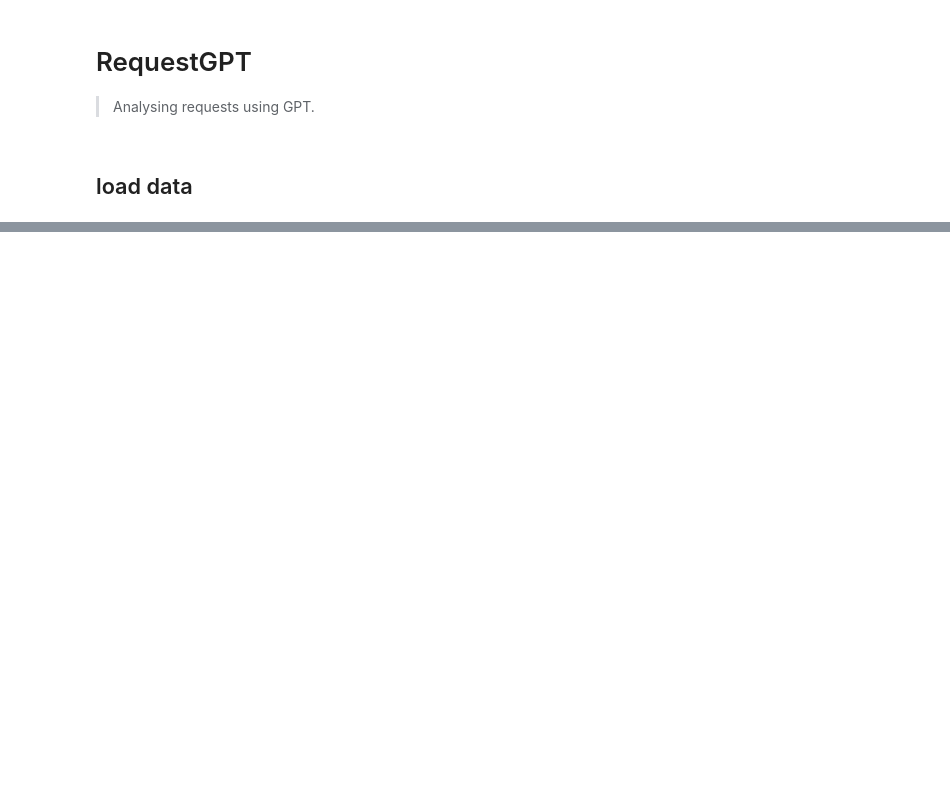
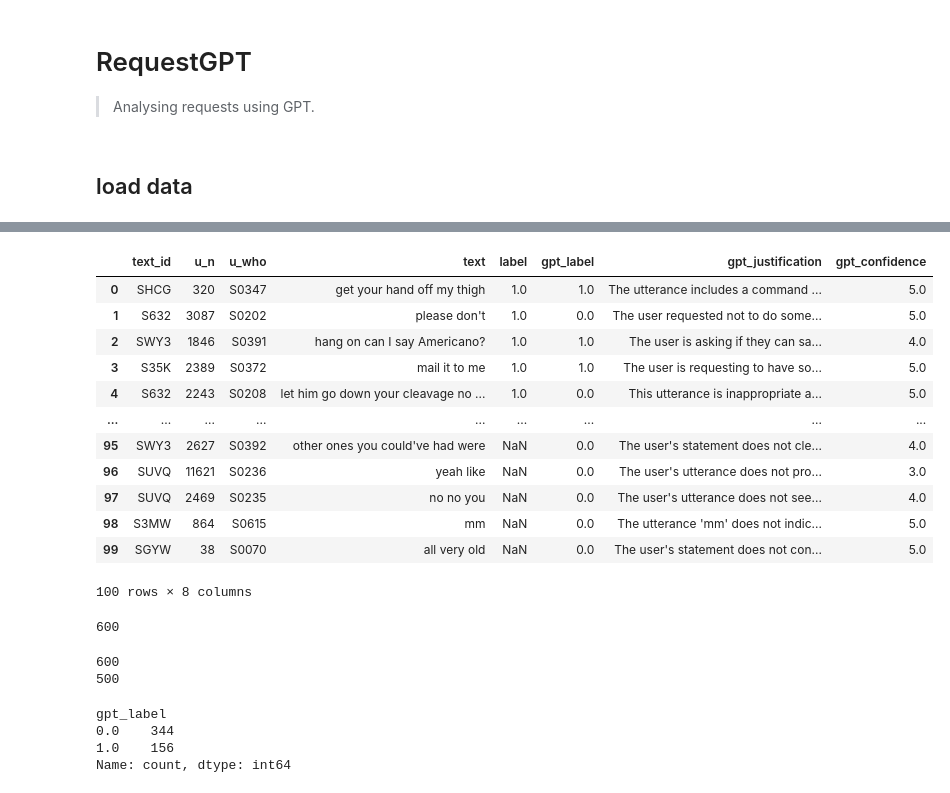
Before and after one commit to wuqui/requestgpt, a Jupyter notebook: nbs/00_core.ipynb, the cells around one changed output, grey strips where cells are left out. Cells and saved outputs as stored; diff of their text form; code cells hidden in the pictures; blank space fills up the shorter version.

```diff
--- a/nbs/00_core.ipynb
+++ b/nbs/00_core.ipynb
@@ -45,0 +117,2 @@ df_out = run_model(ai, df_dev)
+# %%
+df = pd.read_csv('../in/utterances_requests_50k_labeled.csv')
@@ -45,0 +135,7 @@ df_out = run_model(ai, df_dev)
+# %%
+n_requests = len(df.query('label == 1'))
+# %%
+utterances_todo = (df
+ .sort_values('label')
+ .head(n_requests*2)
+)
@@ -45,0 +159,32 @@ df_out = run_model(ai, df_dev)
+# %%
+batches = 100
+batch_size = 100
+
+batch_results = pd.DataFrame()
+
+for batch in range(batches):
+    try:
+        start_idx = batch * batch_size
+        end_idx = (batch + 1) * batch_size
+        utterances_batch = utterances_todo.iloc[start_idx:end_idx].copy()
+
+        progress_message = f'{datetime.datetime.now().strftime("%Y-%m-%d %H:%M")}: {batch} / {batches}'
+        logging.info(progress_message)
+        print(progress_message)
+
+        # Process the batch and create a DataFrame with the results
+        utterances_batch['gpt_dict'] = utterances_batch["text"].apply(
+            lambda x: ai(str(x), output_schema=output_request)
+        )
+        batch_df = pd.concat([
+            utterances_batch,
+            utterances_batch['gpt_dict'].apply(pd.Series).add_prefix('gpt_')
+        ], axis=1).drop(columns=['gpt_dict'])
+
+        # Append the batch results to the batch_results DataFrame
+        batch_results = pd.concat([batch_results, batch_df], ignore_index=True)
+    except:
+        error_message = f'error: {datetime.datetime.now().strftime("%Y-%m-%d %H:%M")}: {batch} / {batches}'
+        logging.info(error_message)
+        print(error_message)
+        continue
@@ -45,0 +209,16 @@ df_out = run_model(ai, df_dev)
+# %%
+batch_results
+# %% [output]
+|  | text_id | u_n | u_who | text | label | gpt_label | gpt_justification | gpt_confidence |
+| 0 | SHCG | 320 | S0347 | get your hand off my thigh | 1.0 | 1.0 | The utterance includes a command ... | 5.0 |
+| 1 | S632 | 3087 | S0202 | please don't | 1.0 | 0.0 | The user requested not to do some... | 5.0 |
+| 2 | SWY3 | 1846 | S0391 | hang on can I say Americano? | 1.0 | 1.0 | The user is asking if they can sa... | 4.0 |
+| 3 | S35K | 2389 | S0372 | mail it to me | 1.0 | 1.0 | The user is requesting to have so... | 5.0 |
+| 4 | S632 | 2243 | S0208 | let him go down your cleavage no ... | 1.0 | 0.0 | This utterance is inappropriate a... | 5.0 |
+| ... | ... | ... | ... | ... | ... | ... | ... | ... |
+| 95 | SWY3 | 2627 | S0392 | other ones you could've had were | NaN | 0.0 | The user's statement does not cle... | 4.0 |
+| 96 | SUVQ | 11621 | S0236 | yeah like | NaN | 0.0 | The user's utterance does not pro... | 3.0 |
+| 97 | SUVQ | 2469 | S0235 | no no you | NaN | 0.0 | The user's utterance does not see... | 4.0 |
+| 98 | S3MW | 864 | S0615 | mm | NaN | 0.0 | The utterance 'mm' does not indic... | 5.0 |
+| 99 | SGYW | 38 | S0070 | all very old | NaN | 0.0 | The user's statement does not con... | 5.0 |
+100 rows × 8 columns
@@ -45,0 +227,13 @@ df_out = run_model(ai, df_dev)
+# %%
+len(results)
+# %% [output]
+600
+# %%
+print(
+len(results),
+len(results.drop_duplicates(subset=['text_id', 'u_n'])),
+sep='\n'
+)
+# %% [output]
+600
+500
@@ -45,0 +246,9 @@ df_out = run_model(ai, df_dev)
+# %%
+(results
+.value_counts('gpt_label')
+ )
+# %% [output]
+gpt_label
+0.0    344
+1.0    156
+Name: count, dtype: int64
```
Also changed, not shown: parts of 76 cells of this notebook, 14 other files.
